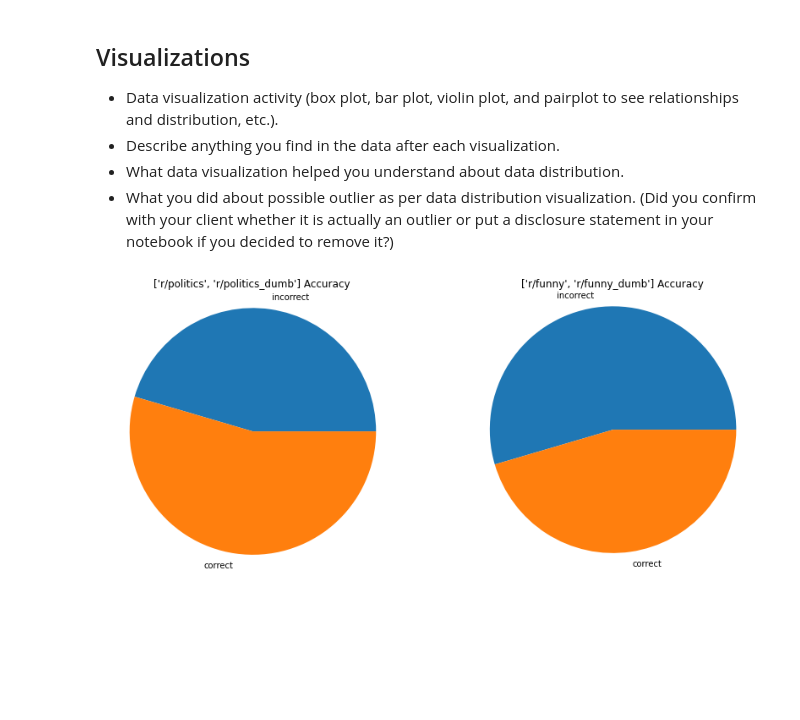
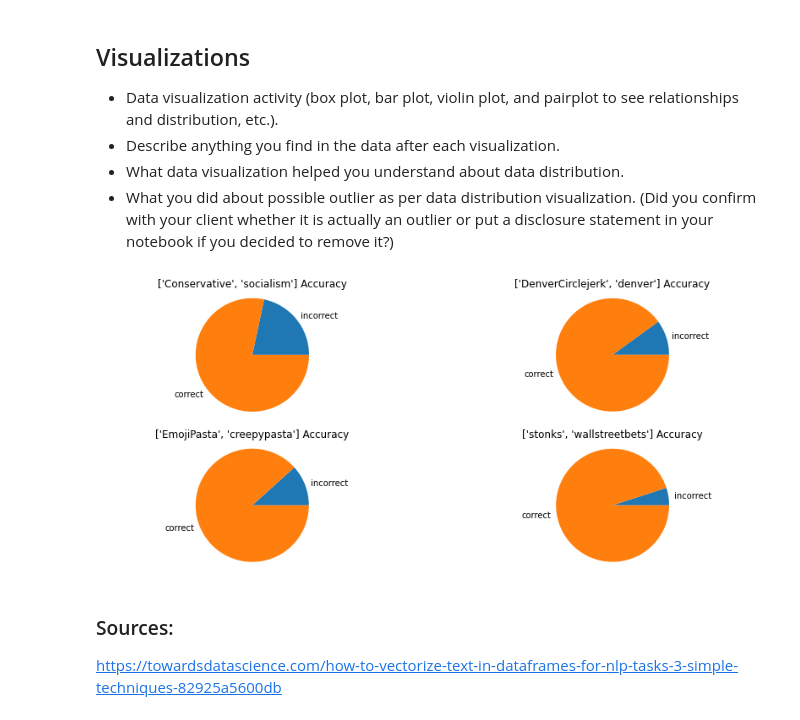
Before and after one commit to jeniscool/tools1-final-project, a Jupyter notebook: project-notebook.ipynb, the cells around one changed output. Cells and saved outputs as stored; diff of their text form; code cells hidden in the pictures; blank space fills up the shorter version.

```diff
--- a/project-notebook.ipynb
+++ b/project-notebook.ipynb
@@ -193,19 +304,22 @@ from sklearn.linear_model import SGDClassifier
 stop = stopwords.words('english')
 
 # param_grid is all the possible methods to try when creating classifier
-param_grid = [{'vect__ngram_range': [(1, 1), (3, 3), (1, 4)],
+param_grid = [{
+                'vect__ngram_range': [(1, 1), (3, 3), (1, 4)],
                'vect__stop_words': [stop, None],
-               'vect__tokenizer': [tokenizer, tokenizer_porter],
+               'vect__tokenizer': [tokenizer, tokenizer_porter, None],
                'clf__penalty': ['l1', 'l2']},
-              {'vect__ngram_range': [(1, 1), (3, 3), (1, 4)],
+              {
+                'vect__ngram_range': [(1, 1), (3, 3), (1, 4)],
                'vect__stop_words': [stop, None],
-               'vect__tokenizer': [tokenizer, tokenizer_porter],
+            'vect__tokenizer': [tokenizer, tokenizer_porter, None],
                'clf__penalty': ['l1', 'l2'],
                'clf__class_weight': ['balanced', None],
                'clf__alpha': (1.0000000000000001e-05, 9.9999999999999995e-07)},
               ]
 
 
+# Create pipeline create vector from tfidf and SGDClassifier
 sgd_tfidf = Pipeline([('vect', tfidf),
                      ('clf', SGDClassifier(max_iter=1000, tol=1e-3, loss='log'))])
 
@@ -219,5 +335,9 @@ gs_sgd_tfidf = GridSearchCV(sgd_tfidf, param_grid,
 # %%
-# TODO: Try only fitting once vs. fitting for each dataset
+# group together subreddits that should be compared
+subreddits = [['Conservative', 'socialism'],
+              ['DenverCirclejerk', 'denver'],
+              ['EmojiPasta', 'creepypasta'],
+              ['stonks', 'wallstreetbets']]
 
 # Storing all these as arrays to store info on multiple models
 best_params = [None] * len(subreddits)
@@ -229,7 +349,7 @@ y_train = [None] * len(subreddits)
 y_test = [None] * len(subreddits)
 
 for i in range(len(subreddits)):
-    # Create test-train split based on subreddit/shitpost version of subreddit
+    # Create test-train split based on the grouped together subreddits from above
     sub_df = df.loc[df["subreddit"] == subreddits[i][0]]
     sub_df = sub_df.append(df.loc[df["subreddit"] == subreddits[i][1]])
 
@@ -313,19 +437,38 @@ Fit the classifier against entire dataset:
 - Describe anything you find in the data after each visualization.
 - What data visualization helped you understand about data distribution.
 - What you did about possible outlier as per data distribution visualization. (Did you confirm with your client whether it is actually an outlier or put a disclosure statement in your notebook if you decided to remove it?)
-# %%
-import matplotlib.pyplot as plt
-
-# pie chart showing accuracy
-
-fig,ax=plt.subplots(1, len(subreddits),figsize=(14,6),num=1)
-
-for i in range(len(subreddits)):
-    ax[i].pie([(1 - clf_accuracy[i]), clf_accuracy[i]],
-       labels=["incorrect", "correct"])
-    ax[i].set_title(f"{subreddits[i]} Accuracy")
-    ax[i].axis("equal")
-
-plt.show()
-# %% [output]
-[figure, removed]
+# %%
+# pie charts showing accuracy
+
+fig,ax=plt.subplots(2, int(len(subreddits)/2),figsize=(14,6),num=1)
+
+# Plot subreddits[0] Accuracy
+ax[0][0].pie([(1 - clf_accuracy[0]), clf_accuracy[0]],
+        labels=["incorrect", "correct"])
+ax[0][0].set_title(f"{subreddits[0]} Accuracy")
+ax[0][0].axis("equal")
+
+# Plot subreddits[1] Accuracy
+ax[0][1].pie([(1 - clf_accuracy[1]), clf_accuracy[1]],
+        labels=["incorrect", "correct"])
+ax[0][1].set_title(f"{subreddits[1]} Accuracy")
+ax[0][1].axis("equal")
+
+# Plot subreddits[2] Accuracy
+ax[1][0].pie([(1 - clf_accuracy[2]), clf_accuracy[2]],
+        labels=["incorrect", "correct"])
+ax[1][0].set_title(f"{subreddits[2]} Accuracy")
+ax[1][0].axis("equal")
+
+# Plot subreddits[3] Accuracy
+ax[1][1].pie([(1 - clf_accuracy[3]), clf_accuracy[3]],
+        labels=["incorrect", "correct"])
+ax[1][1].set_title(f"{subreddits[3]} Accuracy")
+ax[1][1].axis("equal")
+
+plt.show()
+# %% [output]
+[figure, added]
+# %% [markdown]
+### Sources:
+https://towardsdatascience.com/how-to-vectorize-text-in-dataframes-for-nlp-tasks-3-simple-techniques-82925a5600db
```
Also changed, not shown: parts of 19 cells of this notebook, 4 other files.
